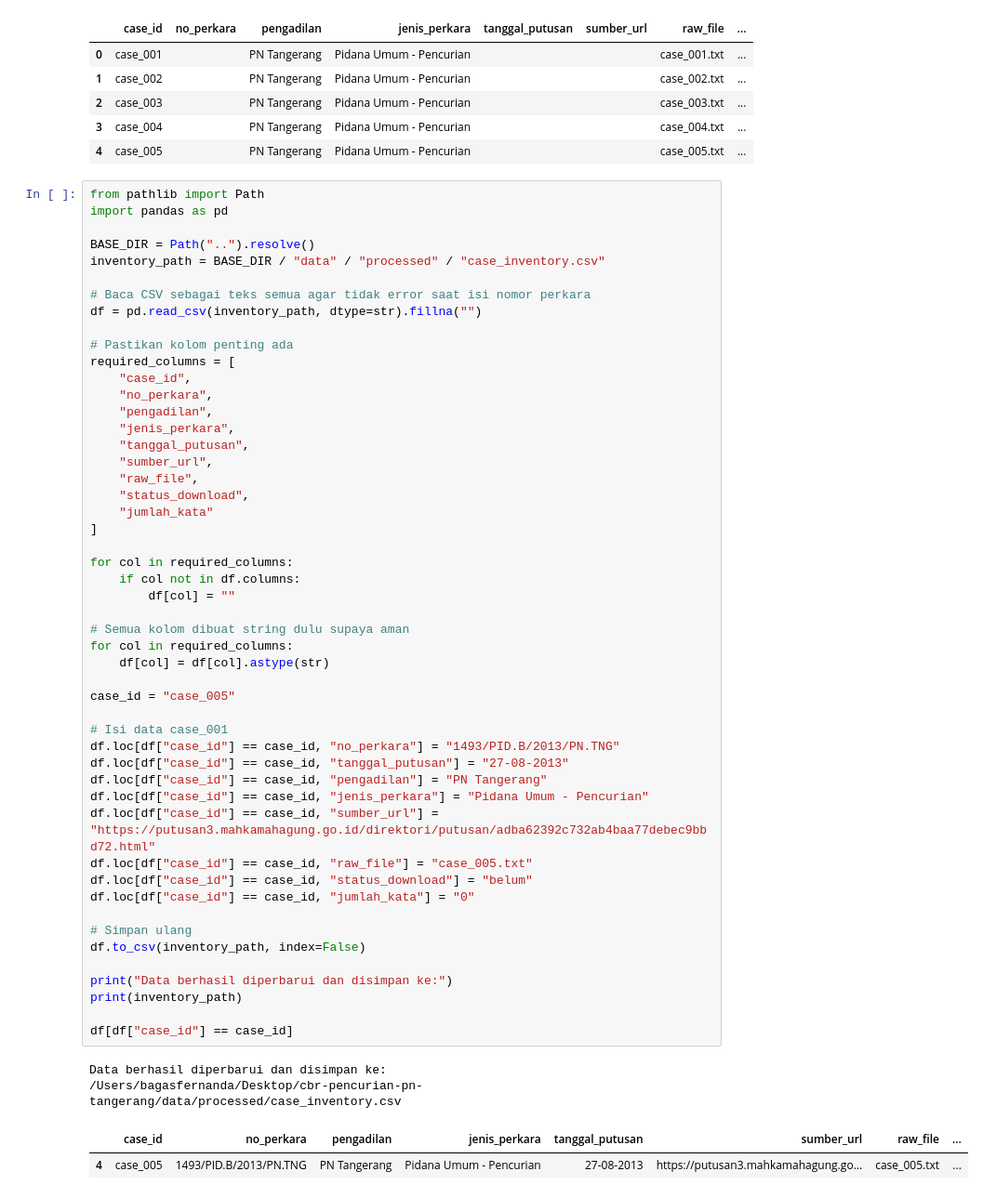
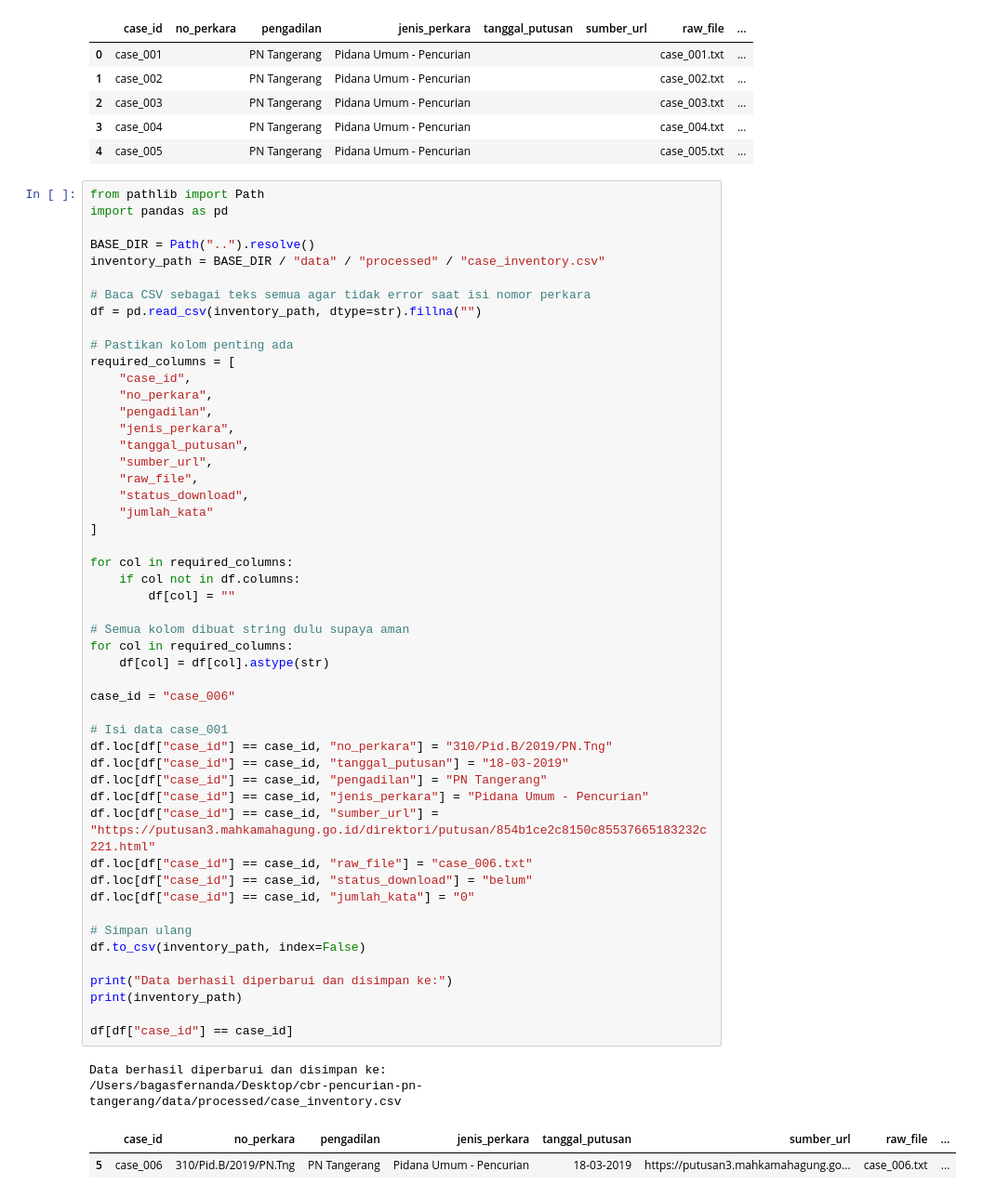
Before and after one commit to ilhamakbarjamil/Penalaran-Komputer-subcpmk-3, a Jupyter notebook: notebooks/01_data_collection.ipynb, the cells around one changed output. Shown at 93% size. Saved outputs shown, nothing was run; the diff lists cells and outputs as text.

```diff
--- a/notebooks/01_data_collection.ipynb
+++ b/notebooks/01_data_collection.ipynb
@@ -85,36 +85,36 @@ required_columns = [
     "status_download",
     "jumlah_kata"
 ]
 
 for col in required_columns:
     if col not in df.columns:
         df[col] = ""
 
 # Semua kolom dibuat string dulu supaya aman
 for col in required_columns:
     df[col] = df[col].astype(str)
 
-case_id = "case_005"
+case_id = "case_006"
 
 # Isi data case_001
-df.loc[df["case_id"] == case_id, "no_perkara"] = "1493/PID.B/2013/PN.TNG"
-df.loc[df["case_id"] == case_id, "tanggal_putusan"] = "27-08-2013"
+df.loc[df["case_id"] == case_id, "no_perkara"] = "310/Pid.B/2019/PN.Tng"
+df.loc[df["case_id"] == case_id, "tanggal_putusan"] = "18-03-2019"
 df.loc[df["case_id"] == case_id, "pengadilan"] = "PN Tangerang"
 df.loc[df["case_id"] == case_id, "jenis_perkara"] = "Pidana Umum - Pencurian"
-df.loc[df["case_id"] == case_id, "sumber_url"] = "https://putusan3.mahkamahagung.go.id/direktori/putusan/adba62392c732ab4baa77debec9bbd72.html"
-df.loc[df["case_id"] == case_id, "raw_file"] = "case_005.txt"
+df.loc[df["case_id"] == case_id, "sumber_url"] = "https://putusan3.mahkamahagung.go.id/direktori/putusan/854b1ce2c8150c85537665183232c221.html"
+df.loc[df["case_id"] == case_id, "raw_file"] = "case_006.txt"
 df.loc[df["case_id"] == case_id, "status_download"] = "belum"
 df.loc[df["case_id"] == case_id, "jumlah_kata"] = "0"
 
 # Simpan ulang
 df.to_csv(inventory_path, index=False)
 
 print("Data berhasil diperbarui dan disimpan ke:")
 print(inventory_path)
 
 df[df["case_id"] == case_id]
 # %% [output]
 Data berhasil diperbarui dan disimpan ke:
 /Users/bagasfernanda/Desktop/cbr-pencurian-pn-tangerang/data/processed/case_inventory.csv
 |  | case_id | no_perkara | pengadilan | jenis_perkara | tanggal_putusan | sumber_url | raw_file | ... |
-| 4 | case_005 | 1493/PID.B/2013/PN.TNG | PN Tangerang | Pidana Umum - Pencurian | 27-08-2013 | https://putusan3.mahkamahagung.go... | case_005.txt | ... |
+| 5 | case_006 | 310/Pid.B/2019/PN.Tng | PN Tangerang | Pidana Umum - Pencurian | 18-03-2019 | https://putusan3.mahkamahagung.go... | case_006.txt | ... |
```
Also changed, not shown: parts of 2 cells of this notebook, 1 other file.
